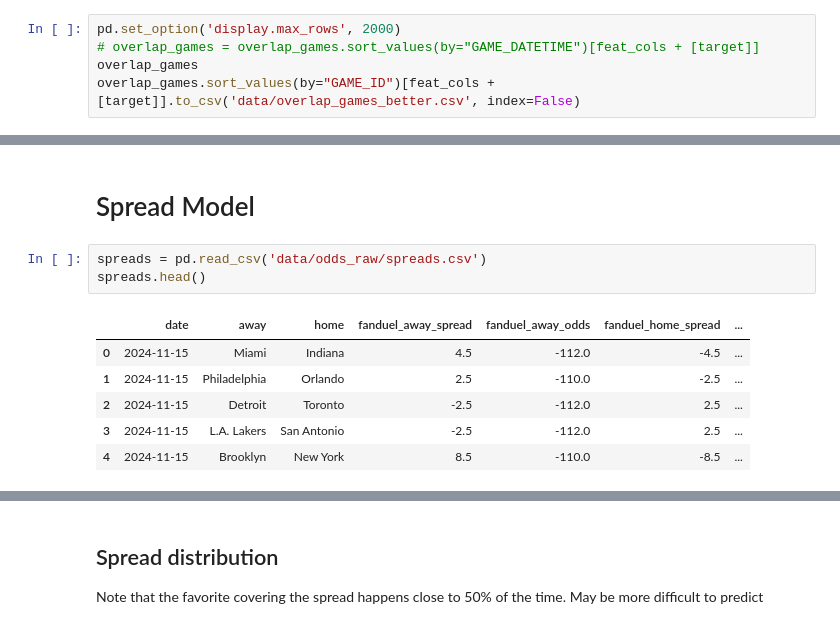
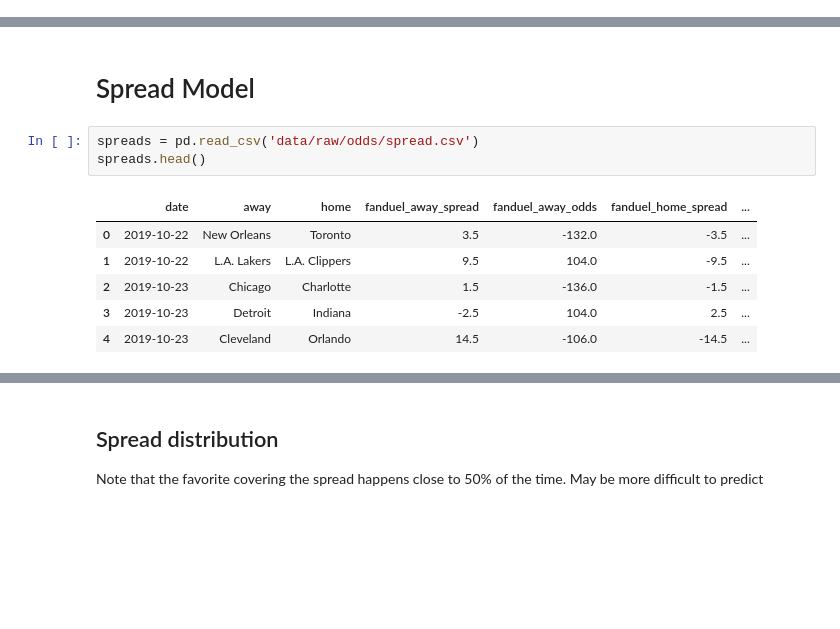
Before and after one commit to dgliwa/nba-pickem, a Jupyter notebook: notebooks/legacy/predict_wins.ipynb, the cells around one changed output, grey strips where cells are left out. Saved outputs shown, nothing was run; the diff lists cells and outputs as text; blank space fills up the shorter version.

```diff
--- a/notebooks/legacy/predict_wins.ipynb
+++ b/notebooks/legacy/predict_wins.ipynb
@@ -326,5 +154,0 @@ overlap_games = prepared_games[(prepared_games["SEASON"] == 2023 ) & (prepared_g
-# %%
-pd.set_option('display.max_rows', 2000)
-# overlap_games = overlap_games.sort_values(by="GAME_DATETIME")[feat_cols + [target]]
-overlap_games
-overlap_games.sort_values(by="GAME_ID")[feat_cols + [target]].to_csv('data/overlap_games_better.csv', index=False)
@@ -1414,15 +185,15 @@ Combining those results with the money line odds for the remaining games (2/3 th
 # %% [markdown]
 # Spread Model
 # %%
-spreads = pd.read_csv('data/odds_raw/spreads.csv')
+spreads = pd.read_csv('data/raw/odds/spread.csv')
 spreads.head()
 # %% [output]
 |  | date | away | home | fanduel_away_spread | fanduel_away_odds | fanduel_home_spread | ... |
-| 0 | 2024-11-15 | Miami | Indiana | 4.5 | -112.0 | -4.5 | ... |
-| 1 | 2024-11-15 | Philadelphia | Orlando | 2.5 | -110.0 | -2.5 | ... |
-| 2 | 2024-11-15 | Detroit | Toronto | -2.5 | -112.0 | 2.5 | ... |
-| 3 | 2024-11-15 | L.A. Lakers | San Antonio | -2.5 | -112.0 | 2.5 | ... |
-| 4 | 2024-11-15 | Brooklyn | New York | 8.5 | -110.0 | -8.5 | ... |
+| 0 | 2019-10-22 | New Orleans | Toronto | 3.5 | -132.0 | -3.5 | ... |
+| 1 | 2019-10-22 | L.A. Lakers | L.A. Clippers | 9.5 | 104.0 | -9.5 | ... |
+| 2 | 2019-10-23 | Chicago | Charlotte | 1.5 | -136.0 | -1.5 | ... |
+| 3 | 2019-10-23 | Detroit | Indiana | -2.5 | 104.0 | 2.5 | ... |
+| 4 | 2019-10-23 | Cleveland | Orlando | 14.5 | -106.0 | -14.5 | ... |
 # %%
 def translate_city(city):
   if city.startswith("L.A."):
```
Also changed, not shown: parts of 134 cells of this notebook.
